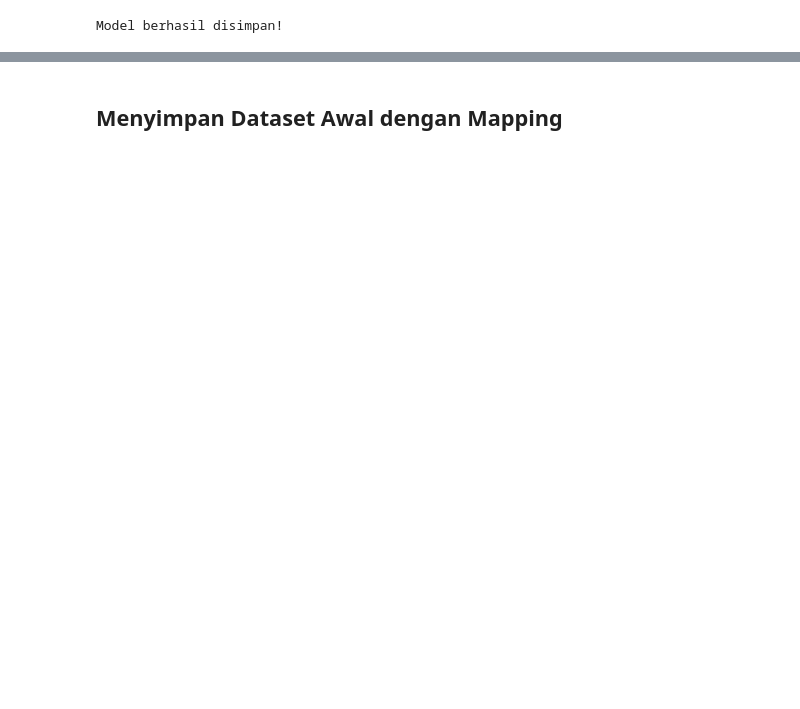
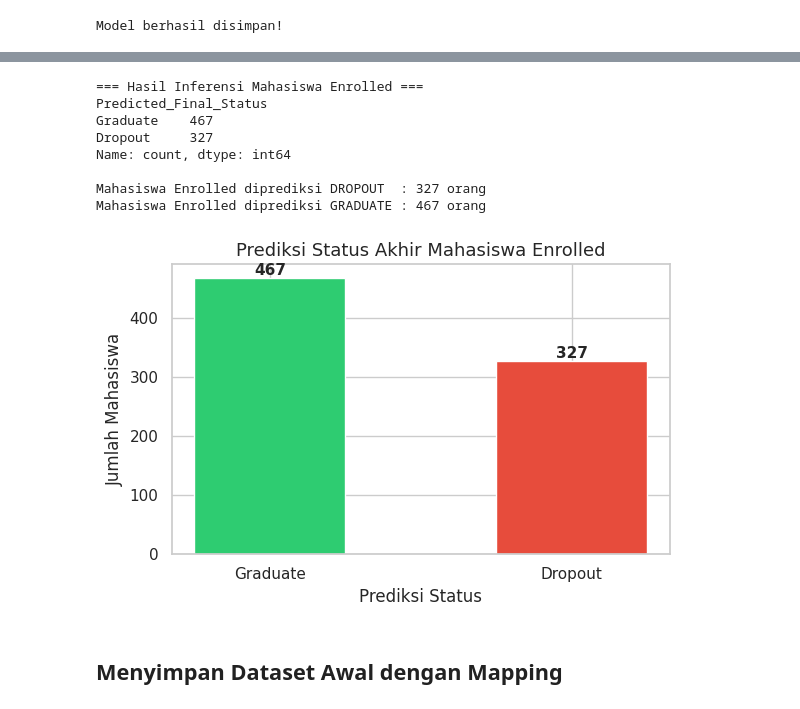
Before and after one commit to nadyaputriast/data_science-jaya_jaya_institute, a Jupyter notebook: notebook.ipynb, the cells around one changed output, grey strips where cells are left out. Saved outputs shown, nothing was run; the diff lists cells and outputs as text; code cells hidden in the pictures; blank space fills up the shorter version.

```diff
--- a/notebook.ipynb
+++ b/notebook.ipynb
@@ -639,3 +795,64 @@ Model berhasil disimpan!
+# %%
+X_enrolled = df_enrolled.drop(columns=['Status', 'Status_encoded'], errors='ignore')
+
+# Pastikan kolom redundan yang dibuang saat preprocessing tidak ikut
+cols_dropped = [
+    'Fathers_occupation',
+    'Curricular_units_2nd_sem_credited',
+    'Curricular_units_2nd_sem_enrolled',
+    'Curricular_units_2nd_sem_approved'
+]
+X_enrolled = X_enrolled.drop(
+    columns=[c for c in cols_dropped if c in X_enrolled.columns]
+)
+
+# Pastikan urutan kolom sama dengan training
+X_enrolled = X_enrolled[X_train.columns]
+
+# Scale menggunakan scaler yang sama (JANGAN fit ulang)
+X_enrolled_scaled = scaler.transform(X_enrolled)
+
+# Prediksi
+pred_enrolled_encoded = best_rf_model.predict(X_enrolled_scaled)
+pred_enrolled_label   = encoder.inverse_transform(pred_enrolled_encoded)
+
+# Tampilkan hasil
+df_enrolled = df_enrolled.copy()
+df_enrolled['Predicted_Final_Status'] = pred_enrolled_label
+
+print("=== Hasil Inferensi Mahasiswa Enrolled ===")
+print(df_enrolled['Predicted_Final_Status'].value_counts())
+print(f"\nMahasiswa Enrolled diprediksi DROPOUT  : "
+      f"{(df_enrolled['Predicted_Final_Status'] == 'Dropout').sum()} orang")
+print(f"Mahasiswa Enrolled diprediksi GRADUATE : "
+      f"{(df_enrolled['Predicted_Final_Status'] == 'Graduate').sum()} orang")
+
+# Visualisasi hasil inferensi
+import matplotlib.pyplot as plt
+
+counts = df_enrolled['Predicted_Final_Status'].value_counts()
+colors = ['#e74c3c' if label == 'Dropout' else '#2ecc71' for label in counts.index]
+
+plt.figure(figsize=(6, 4))
+bars = plt.bar(counts.index, counts.values, color=colors, edgecolor='white', width=0.5)
+plt.title('Prediksi Status Akhir Mahasiswa Enrolled', fontsize=13)
+plt.ylabel('Jumlah Mahasiswa')
+plt.xlabel('Prediksi Status')
+for bar, val in zip(bars, counts.values):
+    plt.text(bar.get_x() + bar.get_width()/2, bar.get_height() + 5,
+             str(val), ha='center', fontsize=11, fontweight='bold')
+plt.tight_layout()
+plt.show()
+# %% [output]
+=== Hasil Inferensi Mahasiswa Enrolled ===
+Predicted_Final_Status
+Graduate    467
+Dropout     327
+Name: count, dtype: int64
+
+Mahasiswa Enrolled diprediksi DROPOUT  : 327 orang
+Mahasiswa Enrolled diprediksi GRADUATE : 467 orang
+[figure, added]
 # %% [markdown]
 ## Menyimpan Dataset Awal dengan Mapping
 # %%
```
Also changed, not shown: parts of 41 cells of this notebook, 7 other files.
